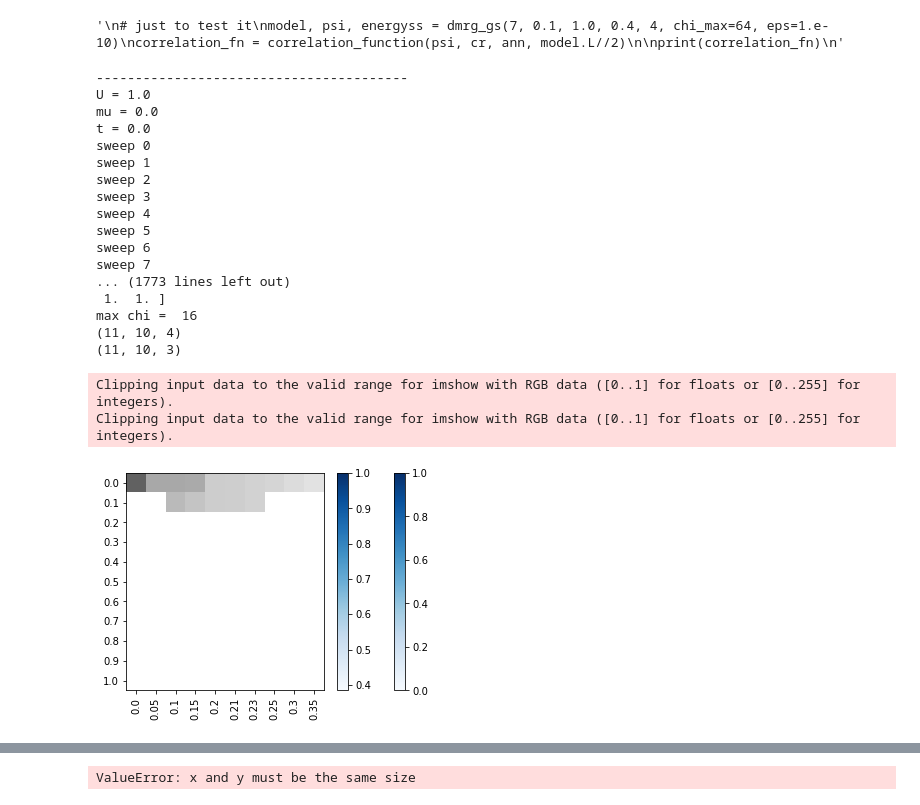
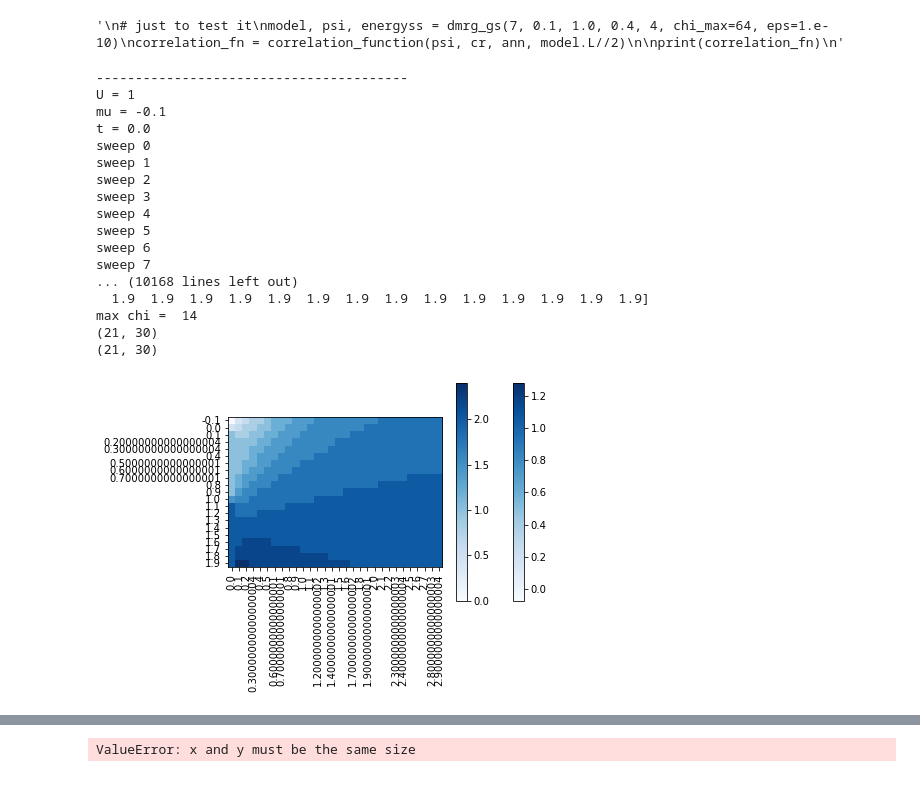
Before and after one commit to emilymayhaworth/CMMBPproject10, a Jupyter notebook: implementation_final.ipynb, the cells around one changed output, grey strips where cells are left out. Drawn from its saved outputs; the diff is of its cells as text; code cells hidden in the pictures.

```diff
--- a/implementation_final.ipynb
+++ b/implementation_final.ipynb
@@ -422,6 +422,9 @@ plt.legend()
 plt.show()
 # %%
 plt.figure()
+mus = np.arange(-0.1, 2.0, 0.1)
+ts = np.arange(0.0, 3.0, 0.1)
+Us = [1]
 ncs = [0,1,2,3,4]
 corrs1 = []
 densities1 = []
@@ -444,51 +447,52 @@ for U in Us:
             id = np.eye(model.d)
             corr1 = correlation_function(psi, cr, ann, model.L//4)
             print(corr1)
-            corrs1.append(corr1)
-            density1 = correlation_function(psi, num, id, model.L//2)
-            print(density1)
-            densities1.append(density1)
+            corrs1.append(corr1[(3*3)//4])
+            den_exp_val = psi.site_expectation_value(num)  # only for i >= L//4
+            print("<num> =", den_exp_val)
+            den_exp_val_avg = np.average(den_exp_val)
+            #density1 = correlation_function(psi, num, id, model.L//2)
+            #print(density1)
+            densities1.append(den_exp_val_avg)
     t_U = np.array(t_U)
     mu_U = np.array(mu_U)
     ncs = np.array(ncs)
     print(t_U)
     print(mu_U)
-    corrs1 = np.reshape(corrs1, (len(np.unique(mu_U)),len(np.unique(t_U)),len(corr1)))#why 4 -> no sites?
-    densities1 = np.reshape(densities1, (len(np.unique(mu_U)),len(np.unique(t_U)),len(density1))) #why 3?
+    corrs1 = np.reshape(corrs1, (len(np.unique(mu_U)),len(np.unique(t_U))))#why 4 -> no sites? ,len(corr1)
+    densities1 = np.reshape(densities1, (len(np.unique(mu_U)),len(np.unique(t_U)))) #why 3?
     print("max chi = ", max(psi.get_chi()))
 mu_U_lbl = np.unique(mu_U)
 print(corrs1.shape)
 print(densities1.shape)
 plt.xticks(ticks=np.arange(len(t_U)),labels=t_U,rotation=90)
 plt.yticks(ticks=np.arange(len(mu_U)),labels=mu_U_lbl)
 # save this plot inside a variable called hm
 hm=plt.imshow(corrs1, cmap='Blues',interpolation="nearest")
 hm2=plt.imshow(densities1, cmap='Blues',interpolation="nearest")
 
 # pass this heatmap object into plt.colorbar method.
 plt.colorbar(hm)
 plt.colorbar(hm2)
 plt.show()
 # %% [output]
 ----------------------------------------
-U = 1.0
-mu = 0.0
+U = 1
+mu = -0.1
 t = 0.0
 sweep 0
 sweep 1
 sweep 2
 sweep 3
 sweep 4
 sweep 5
 sweep 6
 sweep 7
-... (1773 lines left out)
- 1.  1. ]
-max chi =  16
-(11, 10, 4)
-(11, 10, 3)
+... (10168 lines left out)
+  1.9  1.9  1.9  1.9  1.9  1.9  1.9  1.9  1.9  1.9  1.9  1.9  1.9  1.9]
+max chi =  14
+(21, 30)
+(21, 30)
-Clipping input data to the valid range for imshow with RGB data ([0..1] for floats or [0..255] for integers).
-Clipping input data to the valid range for imshow with RGB data ([0..1] for floats or [0..255] for integers).
-[figure, old version]
+[figure, new version]
 # %%
 plt.figure()
```
Also changed, not shown: parts of 5 cells of this notebook.
